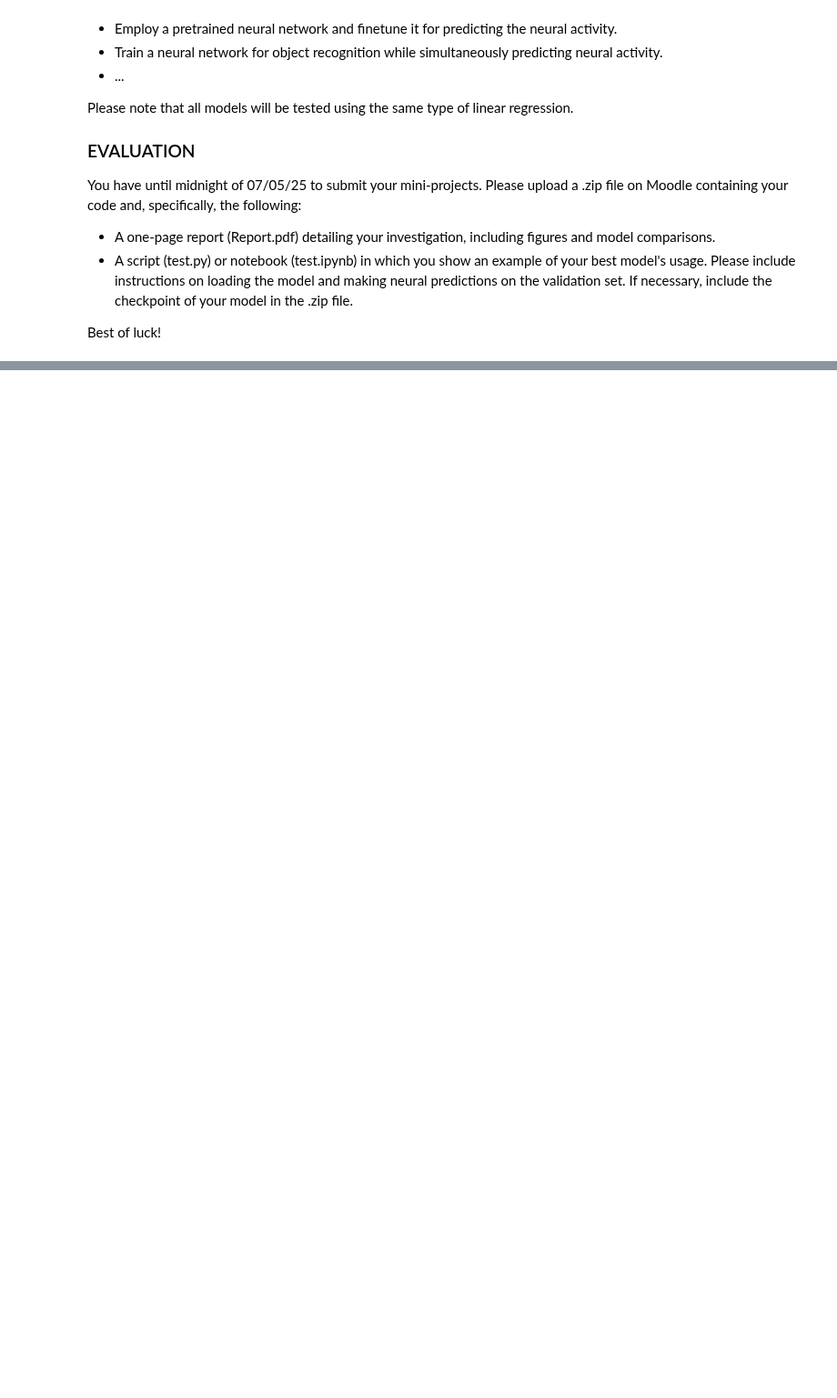
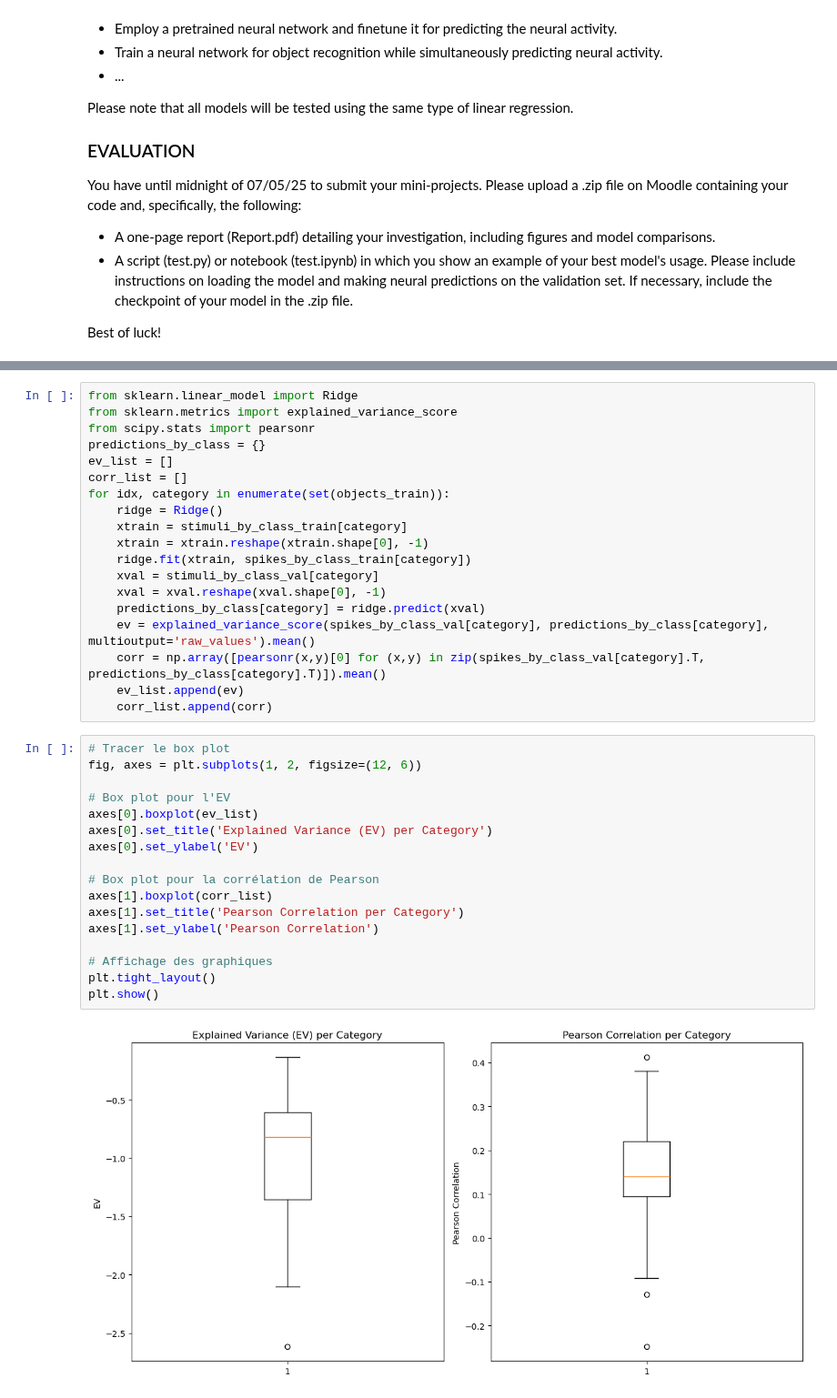
Before and after one commit to ledondodo/brainlike, a Jupyter notebook: week8.ipynb, the cells around one changed output, grey strips where cells are left out. Shown at 91% size. Cells and saved outputs as stored; diff of their text form; blank space fills up the shorter version.

```diff
--- a/week8.ipynb
+++ b/week8.ipynb
@@ -86,0 +253,38 @@ Best of luck!
+# %%
+from sklearn.linear_model import Ridge
+from sklearn.metrics import explained_variance_score
+from scipy.stats import pearsonr
+predictions_by_class = {}
+ev_list = []
+corr_list = []
+for idx, category in enumerate(set(objects_train)):
+    ridge = Ridge()
+    xtrain = stimuli_by_class_train[category]
+    xtrain = xtrain.reshape(xtrain.shape[0], -1)
+    ridge.fit(xtrain, spikes_by_class_train[category])
+    xval = stimuli_by_class_val[category]
+    xval = xval.reshape(xval.shape[0], -1)
+    predictions_by_class[category] = ridge.predict(xval)
+    ev = explained_variance_score(spikes_by_class_val[category], predictions_by_class[category], multioutput='raw_values').mean()
+    corr = np.array([pearsonr(x,y)[0] for (x,y) in zip(spikes_by_class_val[category].T, predictions_by_class[category].T)]).mean()
+    ev_list.append(ev)
+    corr_list.append(corr)
+# %%
+# Tracer le box plot
+fig, axes = plt.subplots(1, 2, figsize=(12, 6))
+
+# Box plot pour l'EV
+axes[0].boxplot(ev_list)
+axes[0].set_title('Explained Variance (EV) per Category')
+axes[0].set_ylabel('EV')
+
+# Box plot pour la corrélation de Pearson
+axes[1].boxplot(corr_list)
+axes[1].set_title('Pearson Correlation per Category')
+axes[1].set_ylabel('Pearson Correlation')
+
+# Affichage des graphiques
+plt.tight_layout()
+plt.show()
+# %% [output]
+[figure, added]
```
Also changed, not shown: parts of 16 cells of this notebook, 2 other files.
